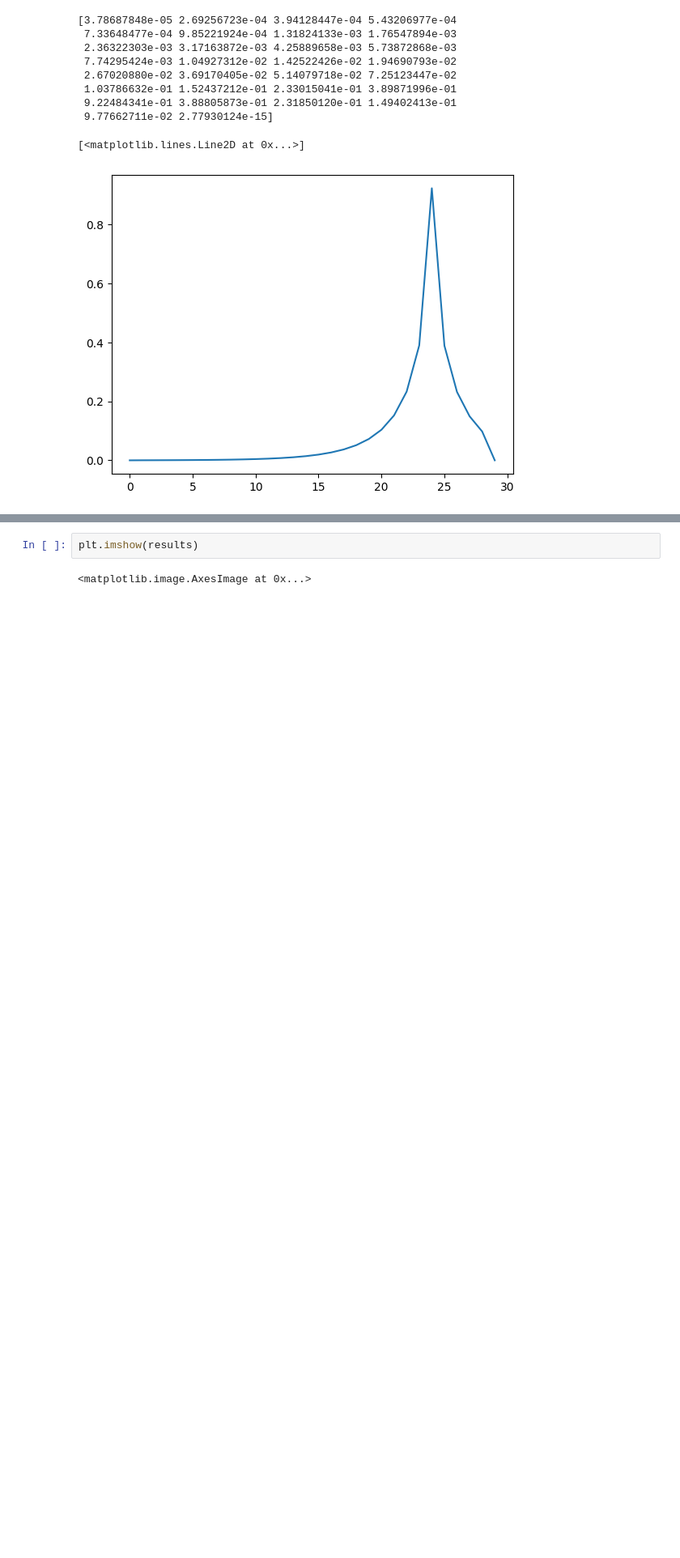
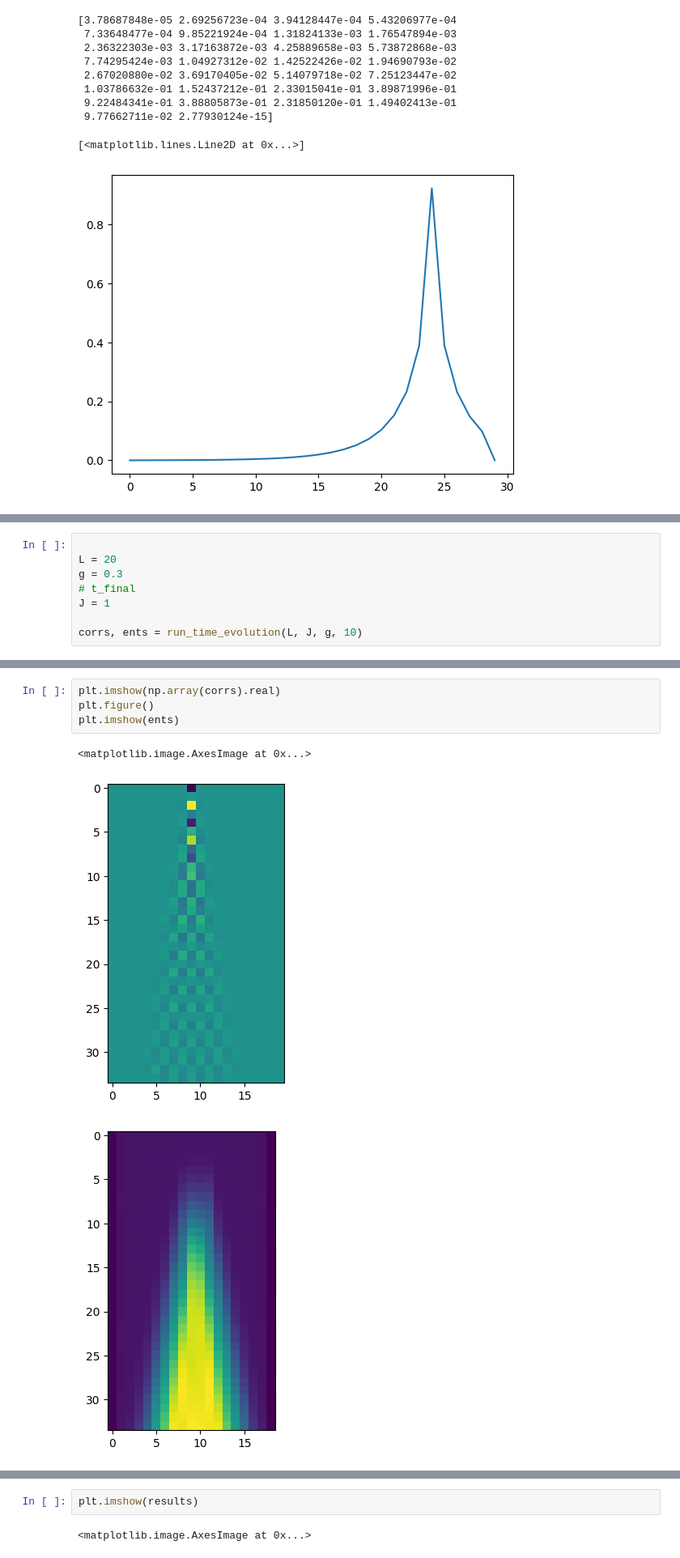
Before and after one commit to rbudai98/University, a Jupyter notebook: FOPRA_32/final_version/notebook_c.ipynb, the cells around one changed output, grey strips where cells are left out. Shown at 81% size. Cells and saved outputs as stored; diff of their text form; blank space fills up the shorter version.

```diff
--- a/FOPRA_32/final_version/notebook_c.ipynb
+++ b/FOPRA_32/final_version/notebook_c.ipynb
@@ -448,0 +424,8 @@ final bond dimensions:  [2, 4, 8, 12, 14, 14, 14, 14, 14, 14, 14, 14, 14, 14, 14
+# %%
+
+L = 20
+g = 0.3
+# t_final
+J = 1
+
+corrs, ents = run_time_evolution(L, J, g, 10)
@@ -449,3 +441,11 @@ final bond dimensions:  [2, 4, 8, 12, 14, 14, 14, 14, 14, 14, 14, 14, 14, 14, 14
+# %%
+plt.imshow(np.array(corrs).real)
+plt.figure()
+plt.imshow(ents)
+# %% [output]
+<matplotlib.image.AxesImage at 0x...>
+[figure, added]
+[figure, added]
 # %%
 # Ex b
 
```
Also changed, not shown: parts of 7 cells of this notebook.
